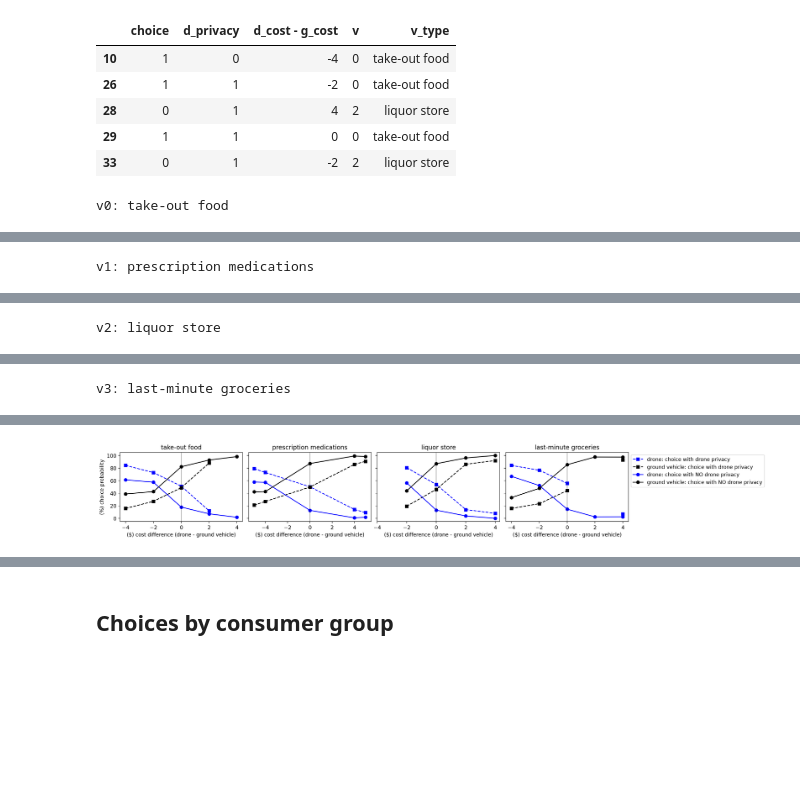
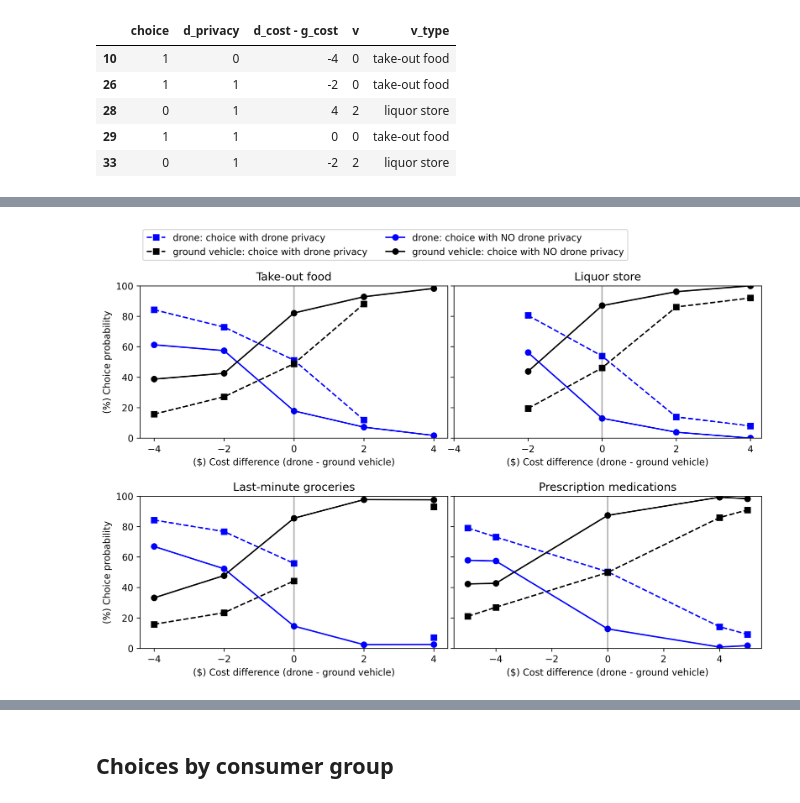
Before and after one commit to aberke/drones-consumer-privacy, a Jupyter notebook: data-analysis/choice-probability-plots.ipynb, the cells around one changed output, grey strips where cells are left out. Cells and saved outputs as stored; diff of their text form; code cells hidden in the pictures; blank space fills up the shorter version.

```diff
--- a/data-analysis/choice-probability-plots.ipynb
+++ b/data-analysis/choice-probability-plots.ipynb
@@ -31,6 +31,7 @@ choices_df = pd.read_csv(transformed_data_filepath)[[
     'choice',
     'male',
     'age_young', 'age_old',
+    'income_lower', 'income_med', 'income_higher',
     'residence_house', 'residence_apartment',
     'urban', 'suburban', 'rural',
     'freq_ecommerce', 'freq_takeout_food',
@@ -262,32 +263,31 @@ def plot_choice_by_cost_diff(plot_df, ax):
         label='ground vehicle: choice with NO drone privacy',
     )
     ax.set_xticks(list(range(-4, 5, 2)))
+    ax.set_ylim(0,100)
 
     ax.axvline(0, color='black', alpha=0.3)
     return all_df
 # %%
-# for each vendor type separately
-
-fig, axes = plt.subplots(1,4, figsize=(18,2.5),dpi=200,sharey=True)
-# plt.tight_layout()
-plt.subplots_adjust(wspace=0.05, hspace=0)
-
-for v, ax in enumerate(axes):
+# fig, axes = plt.subplots(1,4, figsize=(18,2.5),dpi=200,sharey=True)
+fig, axes = plt.subplots(2,2, figsize=(10,6),dpi=300,sharey=True)
+plt.tight_layout()
+plt.subplots_adjust(wspace=0.02, hspace=0.38)
+plots_order_vs = [0,2,3,1] # determines plot order
+for i, v in enumerate(plots_order_vs):
+    ax = axes.flat[i]
     v_type = VENDOR_TYPES[v][0]
-    print('v%s: %s' % (v, v_type))
-    ax.set_xlabel('($) cost difference (drone - ground vehicle)')
-    if v==0:
-        ax.set_ylabel('(%) choice probability')
+    ax.set_xlabel('($) Cost difference (drone - ground vehicle)')
+    if i%2==0:
+        ax.set_ylabel('(%) Choice probability')
     plot_df = plot_choice_by_cost_diff(
         cost_diff_choices_df[cost_diff_choices_df['v']==v],
         ax,
     ).round(3)
-    ax.set_title(v_type)
-    if v==3:
-        ax.legend(bbox_to_anchor=(1, 1))
+    ax.set_title(v_type.capitalize())
+    if v==0:
+        ax.legend(ncol=2, bbox_to_anchor=(1.6, 1.4))
     display(plot_df)
 # %% [output]
-v0: take-out food
 |  | count: YES privacy | % drone choice: YES privacy | % ground vehicle choice: YES privacy | count: NO privacy | ... |
 | d_cost - g_cost |  |  |  |  | ... |
 | -4 | 280.0 | 0.843 | 0.157 | 191 | ... |
@@ -295,6 +295,5 @@ v0: take-out food
 | 0 | 377.0 | 0.512 | 0.488 | 481 | ... |
 | 2 | 293.0 | 0.119 | 0.881 | 97 | ... |
 | 4 | NaN | NaN | NaN | 288 | ... |
-v1: prescription medications
 |  | count: YES privacy | % drone choice: YES privacy | % ground vehicle choice: YES privacy | count: NO privacy | ... |
 | d_cost - g_cost |  |  |  |  | ... |
@@ -306,3 +304,2 @@ v1: prescription medications
-v2: liquor store
 |  | count: YES privacy | % drone choice: YES privacy | % ground vehicle choice: YES privacy | count: NO privacy | ... |
 | d_cost - g_cost |  |  |  |  | ... |
@@ -313,3 +311,2 @@ v2: liquor store
-v3: last-minute groceries
 |  | count: YES privacy | % drone choice: YES privacy | % ground vehicle choice: YES privacy | count: NO privacy | ... |
 | d_cost - g_cost |  |  |  |  | ... |
@@ -321,4 +318,4 @@ v3: last-minute groceries
-[figure, old version]
+[figure, new version]
 # %%
 fig,ax = plt.subplots(1,1, figsize=(10,5), dpi=200)
 df = plot_choice_by_cost_diff(cost_diff_choices_df, ax)
```
Also changed, not shown: parts of 9 cells of this notebook, 8 other files.
